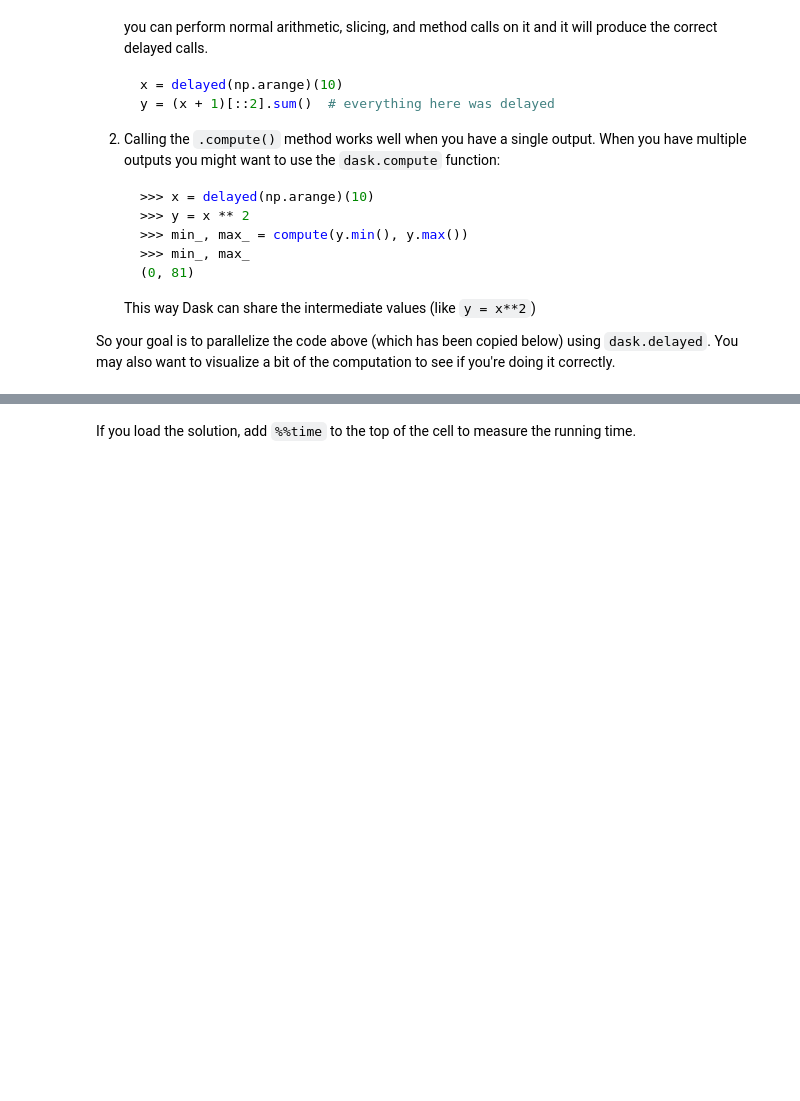
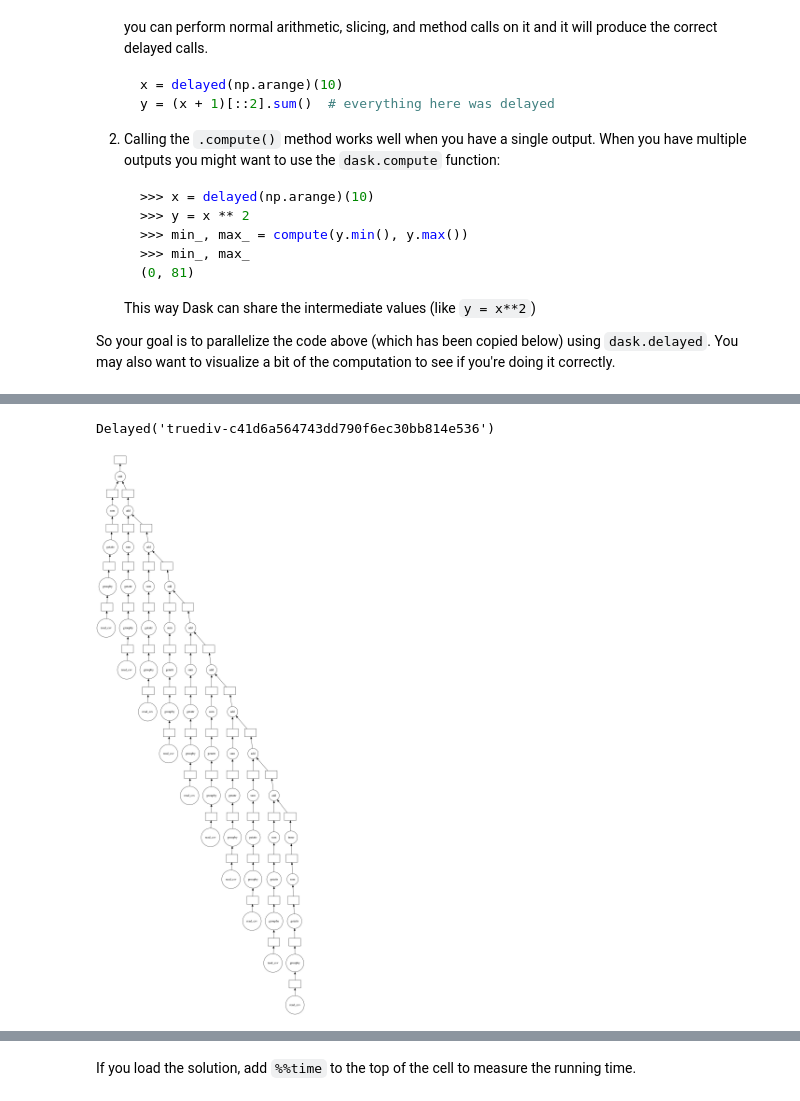
Before and after one commit to StandAloneComplex666/dask_para, a Jupyter notebook: 01_dask.delayed.ipynb, the cells around one changed output, grey strips where cells are left out. Saved outputs shown, nothing was run; the diff lists cells and outputs as text; code cells hidden in the pictures; blank space fills up the shorter version.

```diff
--- a/01_dask.delayed.ipynb
+++ b/01_dask.delayed.ipynb
@@ -442,0 +449,31 @@ mean
+# %%
+%%time
+# your code here
+# copied sequential code
+
+sums = []
+counts = []
+for fn in filenames:
+    # Read in file
+    df = delayed(pd.read_csv)(fn)
+
+    # Groupby origin airport
+    by_origin = delayed(df.groupby)('Origin')
+
+    # Sum of all departure delays by origin
+    total = delayed(by_origin.DepDelay.sum())
+
+    # Number of flights by origin
+    count = delayed(by_origin.DepDelay.count())
+
+    # Save the intermediates
+    sums.append(total)
+    counts.append(count)
+
+# sums, counts = compute(sums, counts)
+# Combine intermediates to get total mean-delay-per-origin
+# total_delays, n_flights = compute(sum(sums), sum(counts))
+total_delays = delayed(sum(sums))
+n_flights = sum(counts)
+mean = total_delays / n_flights
+res = compute(mean)
@@ -442,0 +483,9 @@ mean
+# %%
+# print(res)
+print(mean)
+# %% [output]
+Delayed('truediv-c41d6a564743dd790f6ec30bb814e536')
+# %%
+total_delays.visualize()
+# %% [output]
+[figure, added]
```
Also changed, not shown: parts of 12 cells of this notebook.
